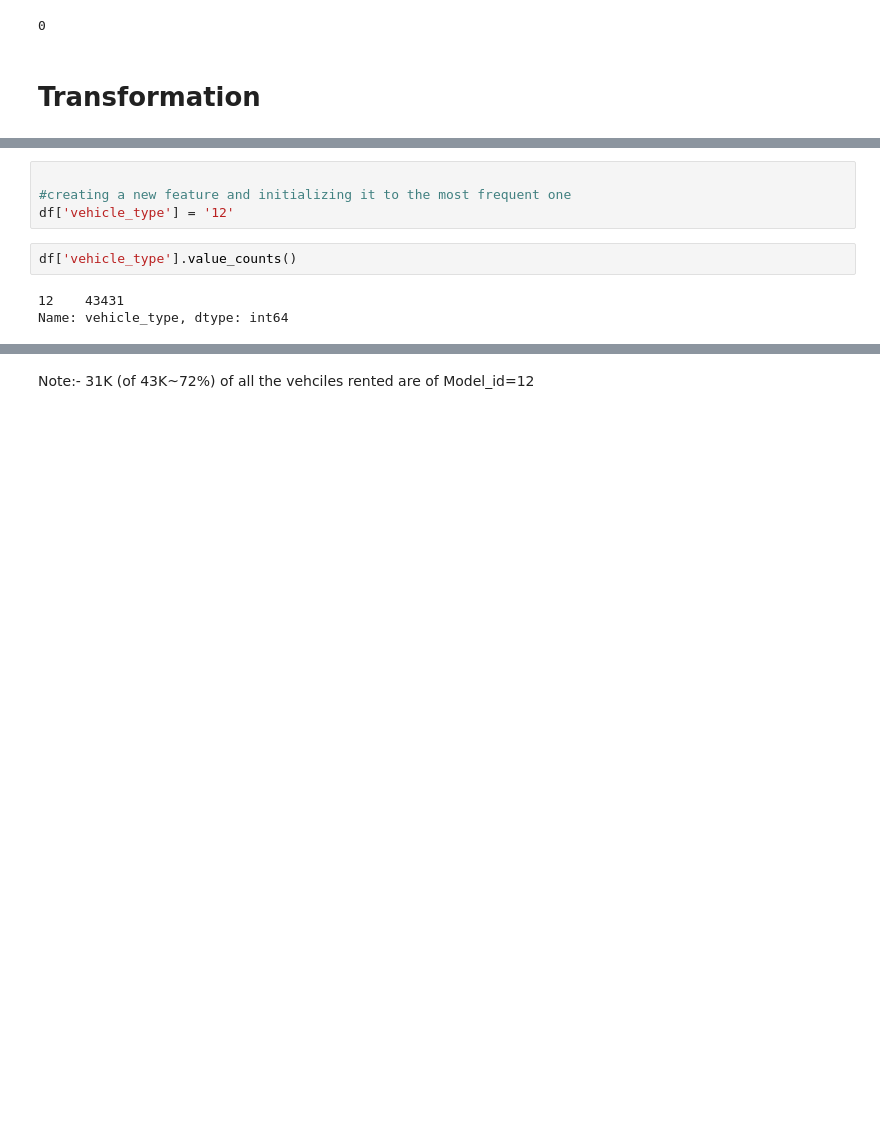
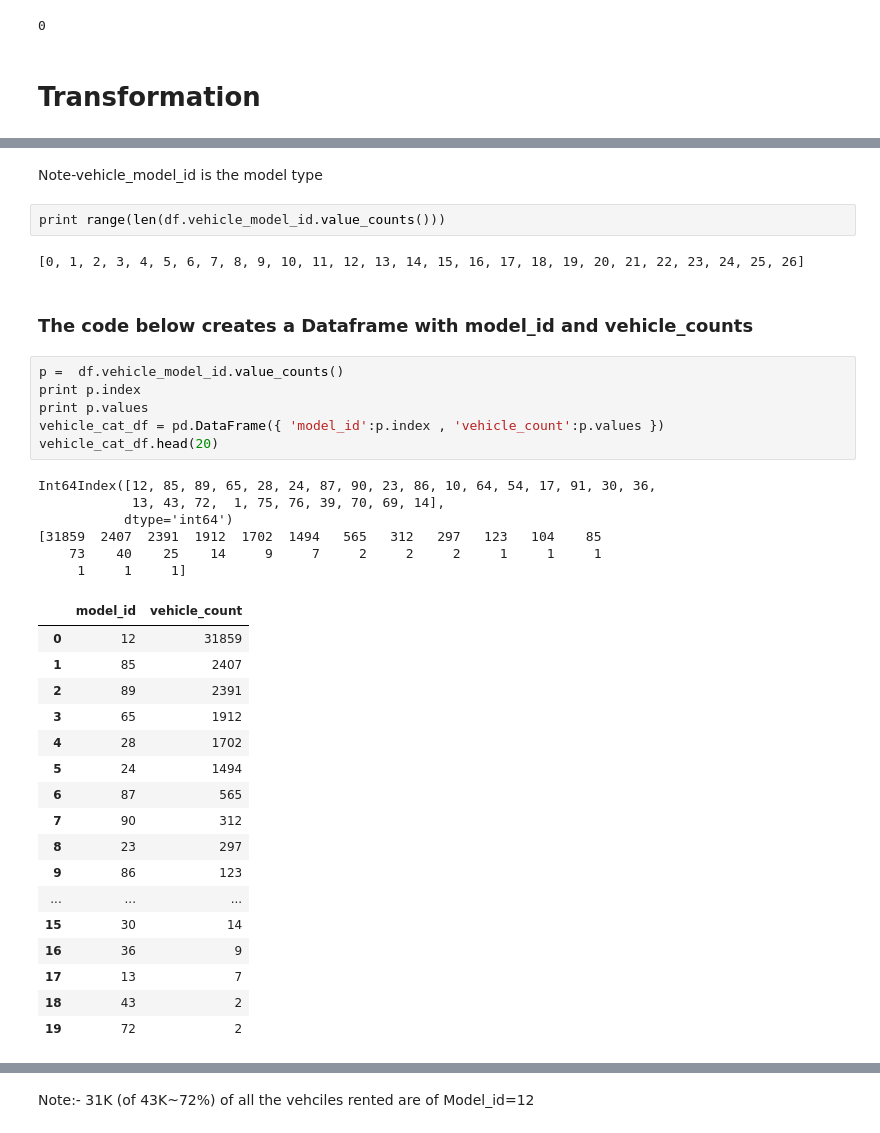
Before and after one commit to devesh1412/DS-SF-23, a Jupyter notebook: final-project/final_analysis/Final_Project_Exploration.ipynb, the cells around one changed output, grey strips where cells are left out. Saved outputs shown, nothing was run; the diff lists cells and outputs as text; blank space fills up the shorter version.

```diff
--- a/final-project/final_analysis/Final_Project_Exploration.ipynb
+++ b/final-project/final_analysis/Final_Project_Exploration.ipynb
@@ -100,9 +81,38 @@ Name: vehicle_model_id, dtype: int64
-# %%
-
-#creating a new feature and initializing it to the most frequent one
-df['vehicle_type'] = '12'
-# %%
-df['vehicle_type'].value_counts()
-# %% [output]
-12    43431
-Name: vehicle_type, dtype: int64
+# %% [markdown]
+Note-vehicle_model_id is the model type
+# %%
+print range(len(df.vehicle_model_id.value_counts()))
+# %% [output]
+[0, 1, 2, 3, 4, 5, 6, 7, 8, 9, 10, 11, 12, 13, 14, 15, 16, 17, 18, 19, 20, 21, 22, 23, 24, 25, 26]
+# %% [markdown]
+### The code below creates a Dataframe with model_id and vehicle_counts
+# %%
+p =  df.vehicle_model_id.value_counts()
+print p.index
+print p.values
+vehicle_cat_df = pd.DataFrame({ 'model_id':p.index , 'vehicle_count':p.values })
+vehicle_cat_df.head(20)
+# %% [output]
+Int64Index([12, 85, 89, 65, 28, 24, 87, 90, 23, 86, 10, 64, 54, 17, 91, 30, 36,
+            13, 43, 72,  1, 75, 76, 39, 70, 69, 14],
+           dtype='int64')
+[31859  2407  2391  1912  1702  1494   565   312   297   123   104    85
+    73    40    25    14     9     7     2     2     2     1     1     1
+     1     1     1]
+|  | model_id | vehicle_count |
+| 0 | 12 | 31859 |
+| 1 | 85 | 2407 |
+| 2 | 89 | 2391 |
+| 3 | 65 | 1912 |
+| 4 | 28 | 1702 |
+| 5 | 24 | 1494 |
+| 6 | 87 | 565 |
+| 7 | 90 | 312 |
+| 8 | 23 | 297 |
+| 9 | 86 | 123 |
+| ... | ... | ... |
+| 15 | 30 | 14 |
+| 16 | 36 | 9 |
+| 17 | 13 | 7 |
+| 18 | 43 | 2 |
+| 19 | 72 | 2 |
```
Also changed, not shown: parts of 32 cells of this notebook.
